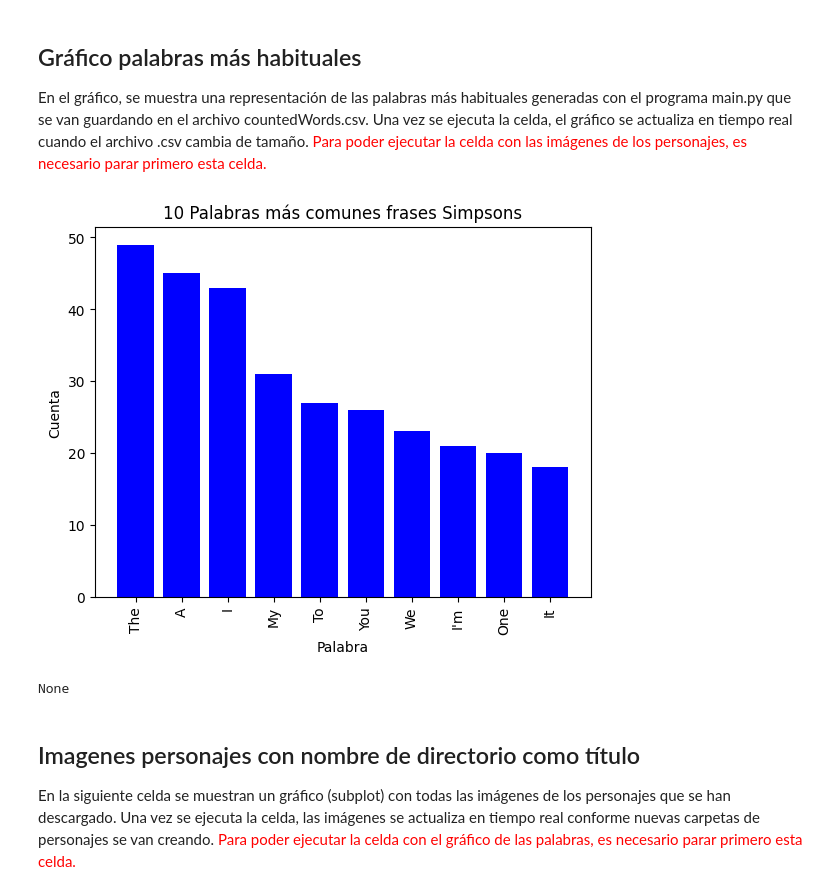
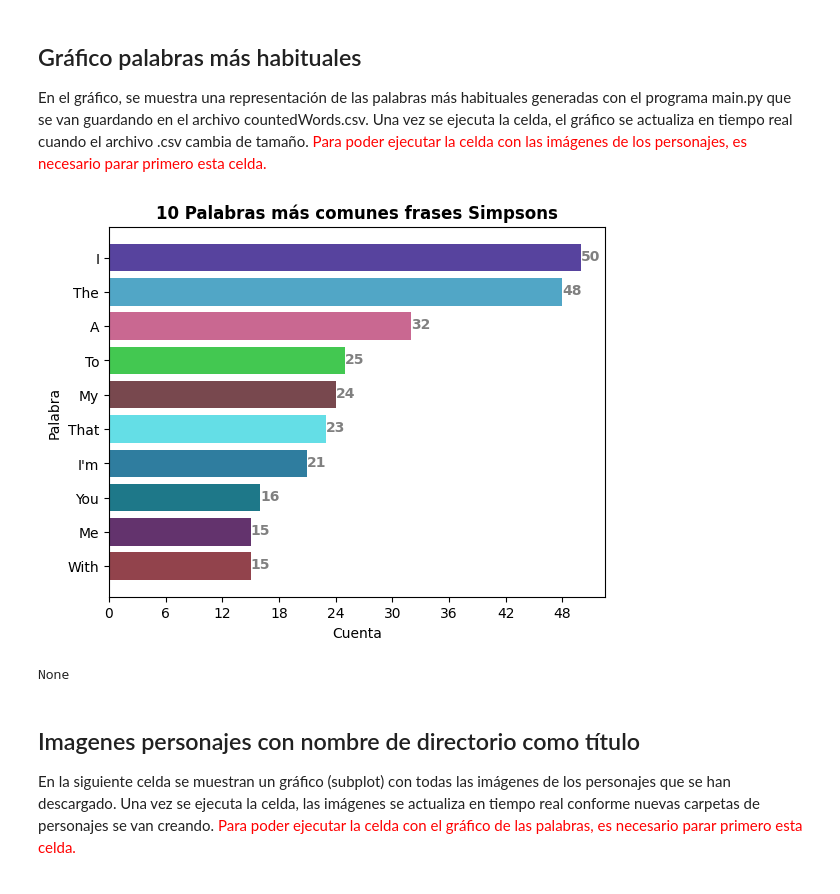
Before and after one commit to mimove/EDEM2022, a Jupyter notebook: Modulo_0-Fundamentos/Entregables/Ejercicio_3/jupyter/simpsons_notebook.ipynb, the cells around one changed output. Drawn from its saved outputs; the diff is of its cells as text; code cells hidden in the pictures.

Commit message:
Improving quality of bar chart for word count Excercise 3 deliverable 1

```diff
--- a/Modulo_0-Fundamentos/Entregables/Ejercicio_3/jupyter/simpsons_notebook.ipynb
+++ b/Modulo_0-Fundamentos/Entregables/Ejercicio_3/jupyter/simpsons_notebook.ipynb
@@ -44,13 +44,24 @@ import pandas as pd
 import time
 import math
 import os
+import random
 from matplotlib import pyplot as plt
+import matplotlib.ticker as ticker
+from matplotlib.figure import Figure
 from IPython import display
 
 
 totalSize = 0
 
 palabrasMostar = 10 # Number of words to be shown in the plot
+
+
+
+
+
+colorset = False # Setting bar colors on first iteration
+rgb = list() # Initializing variable for random colors of bars in the plot
+
 
 
 # This loops updates the bar graph every time the size of the countedWords.csv file changes, which means that there are new words added to the count.
@@ -77,46 +88,68 @@ while True:
             # Updating totalSize with new size of the .csv file
             totalSize = os.stat('results/countedWords.csv').st_size
 
 
+            # Initializing Figure. I had to do it like this so I could use the method ticker.MaxNLocator to ensure that the x-axis labels are integers.
+            fig, ax = plt.subplots()
+
+
+
+            plt.xlabel("Cuenta")
+            plt.ylabel("Palabra")
+
+
+            # This loop writes the actual count of each word besides each bar
+            for i, v in enumerate(Y):
+                plt.text(v, i + 0.075*palabrasMostar/10, str(v), color='gray', fontweight='bold')
 
 
 
 
-            # Checking if the number of words in countedWords.csv is less than the number of words to show in the title of the bar chart
-            if len(Y) < palabrasMostar:
-                plt.title(f"{len(Y)} Palabras más comunes frases Simpsons")
-            else:
-                plt.title(f"{len(Y)} Palabras más comunes frases Simpsons")
+            # Setting title of graph
+            plt.title(f"{len(Y)} Palabras más comunes frases Simpsons", fontweight="bold")
+
+
+            # This condition ensures that the label of the bar is always inside the plotting area after the count of the first word is above 100
+            if max(Y) >= 100:
+
+                ax.xlim(0, int(max(Y)*1.1))
 
 
 
-            plt.xlabel("Palabra")
-            plt.ylabel("Cuenta")
+            # Defining bar colors with random combinations of rgb.
+            for i in range(palabrasMostar):
+                if not colorset:
+                    rgb.append([random.random(), random.random(), random.random()])
+
+                    if i == len(X) - 1:
+                        colorset = True
 
 
-            # Rotating x-axis words 90º to avoid overlapping of words
-            plt.xticks(rotation=90)
+            # Bar chart with words in Y-axis and count in X-axis
+            ax.barh(X, Y, color=rgb)
 
+            # Showing word with highest count at the top of the graph
+            ax.invert_yaxis()
 
-            # Defining graph as a bar chart with bars in blue colour
-            plt.bar(X, Y, color='b')
+            # Ensuring that labels of X-axis are always integers
+            ax.xaxis.set_major_locator(ticker.MaxNLocator(integer=True))
 
 
             # These two lines update de graph every time there is a new word count
             display.clear_output(wait=True)
-            display.display(plt.show(block=False))
+            display.display(plt.show())
 
 
     # Exception to stop cell when stop button is pressed
     except KeyboardInterrupt:
         break
 
 
     # Exception to repeat loop if reading of the file gives an error
     except:
         continue
 # %% [output]
-[figure, old version]
+[figure, new version]
 None
 # %% [markdown]
 ## Imagenes personajes con nombre de directorio como título
```
Also changed, not shown: 47 other files.
